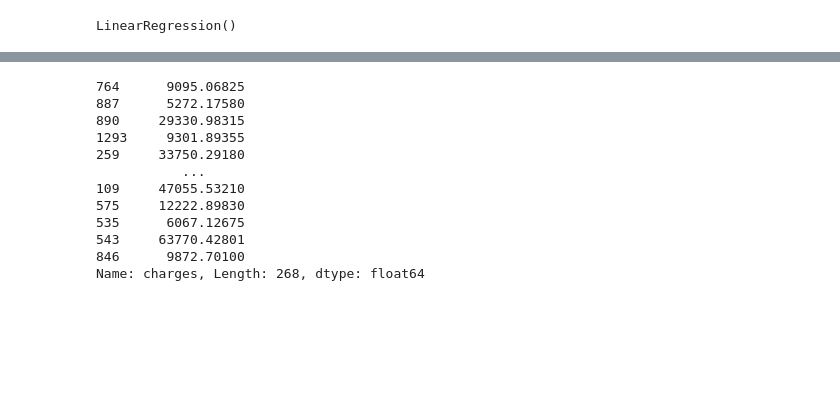
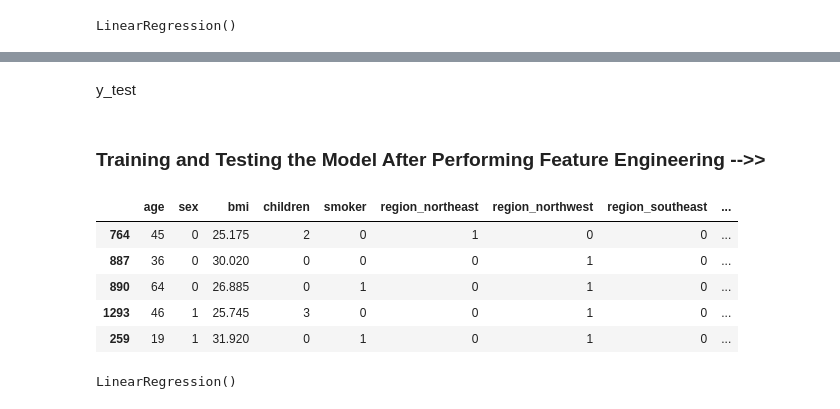
Before and after one commit to imvikas31/PRIME_AIML, a Jupyter notebook: Supervised Learning/Linear Regression/linearRegression.ipynb, the cells around one changed output, grey strips where cells are left out. Cells and saved outputs as stored; diff of their text form; code cells hidden in the pictures; blank space fills up the shorter version.

Commit message:
Trained a house price prediction model using Linear Regression

```diff
--- a/Supervised Learning/Linear Regression/linearRegression.ipynb
+++ b/Supervised Learning/Linear Regression/linearRegression.ipynb
@@ -100,15 +116,34 @@ array([ 8554.81711589,  6973.58746745, 36798.60416104,  9417.88282303,
-# %%
-y_test
-# %% [output]
-764      9095.06825
-887      5272.17580
-890     29330.98315
-1293     9301.89355
-259     33750.29180
-           ...
-109     47055.53210
-575     12222.89830
-535      6067.12675
-543     63770.42801
-846      9872.70100
-Name: charges, Length: 268, dtype: float64
+# %% [markdown]
+y_test
+# %% [markdown]
+### Training and Testing the Model After Performing Feature Engineering -->>
+# %%
+# Train Test Split -->> divide the data in 2 parts one for training and other for testing
+from sklearn.model_selection import train_test_split
+
+
+X_train, X_test, y_train, y_test = train_test_split(
+    X, y, test_size=0.2, random_state=42)
+# %%
+# training data and testing part from the X
+X_train.head()
+X_test.head()
+
+# training and testing data part from the X
+# y_train.head()
+# y_test.head()
+# %% [output]
+|  | age | sex | bmi | children | smoker | region_northeast | region_northwest | region_southeast | ... |
+| 764 | 45 | 0 | 25.175 | 2 | 0 | 1 | 0 | 0 | ... |
+| 887 | 36 | 0 | 30.020 | 0 | 0 | 0 | 1 | 0 | ... |
+| 890 | 64 | 0 | 26.885 | 0 | 1 | 0 | 1 | 0 | ... |
+| 1293 | 46 | 1 | 25.745 | 3 | 0 | 0 | 1 | 0 | ... |
+| 259 | 19 | 1 | 31.920 | 0 | 1 | 0 | 1 | 0 | ... |
+# %%
+# Train Model With Linear Regression
+from sklearn.linear_model import LinearRegression
+
+model = LinearRegression()
+model.fit(X_train, y_train)
+# %% [output]
+LinearRegression()
```
Also changed, not shown: parts of 7 cells of this notebook, 2 other files.
